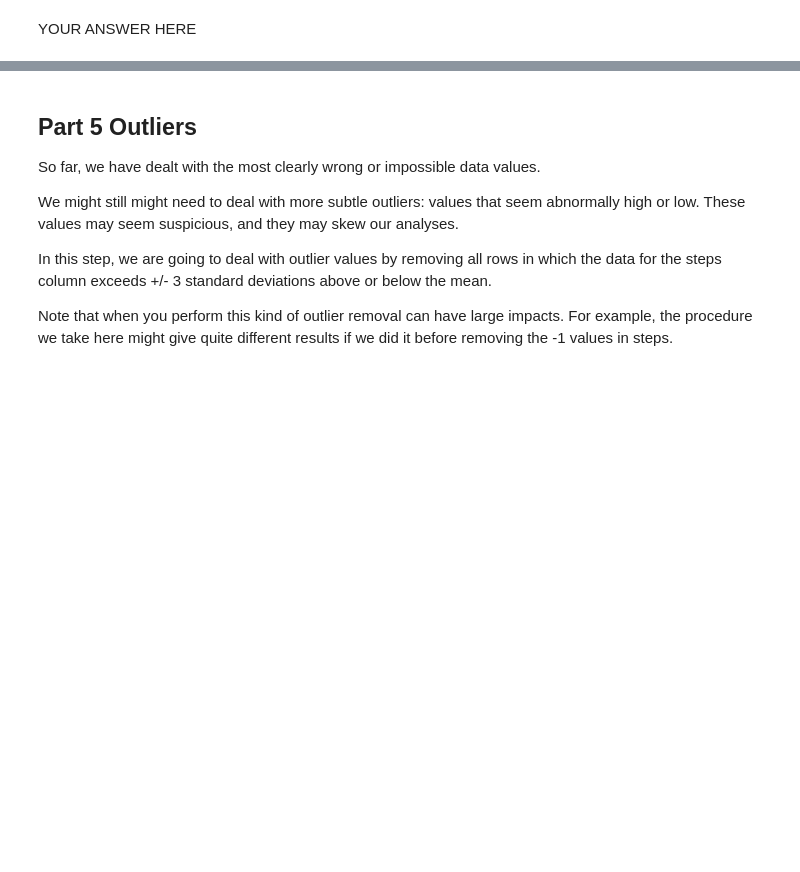
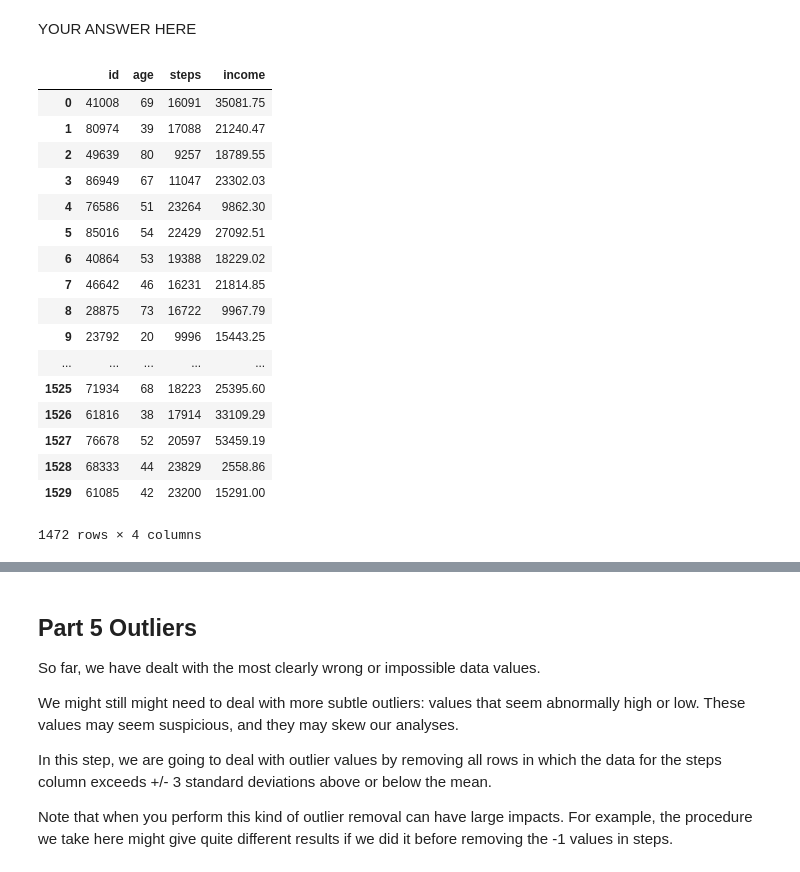
Before and after one commit to brn016/Assignments, a Jupyter notebook: A2/A2_N5293.ipynb, the cells around one changed output, grey strips where cells are left out. Drawn from its saved outputs; the diff is of its cells as text; code cells hidden in the pictures; blank space fills up the shorter version.

```diff
--- a/A2/A2_N5293.ipynb
+++ b/A2/A2_N5293.ipynb
@@ -374,8 +296,27 @@ YOUR ANSWER HERE
 # %%
 # 4c) For all rows in which income is equal to zero, recode income to be equal to 1
 
 # YOUR CODE HERE
-raise NotImplementedError()
+df.loc[df['income'] == 0, 'income'] = 1
+# %% [output]
+|  | id | age | steps | income |
+| 0 | 41008 | 69 | 16091 | 35081.75 |
+| 1 | 80974 | 39 | 17088 | 21240.47 |
+| 2 | 49639 | 80 | 9257 | 18789.55 |
+| 3 | 86949 | 67 | 11047 | 23302.03 |
+| 4 | 76586 | 51 | 23264 | 9862.30 |
+| 5 | 85016 | 54 | 22429 | 27092.51 |
+| 6 | 40864 | 53 | 19388 | 18229.02 |
+| 7 | 46642 | 46 | 16231 | 21814.85 |
+| 8 | 28875 | 73 | 16722 | 9967.79 |
+| 9 | 23792 | 20 | 9996 | 15443.25 |
+| ... | ... | ... | ... | ... |
+| 1525 | 71934 | 68 | 18223 | 25395.60 |
+| 1526 | 61816 | 38 | 17914 | 33109.29 |
+| 1527 | 76678 | 52 | 20597 | 53459.19 |
+| 1528 | 68333 | 44 | 23829 | 2558.86 |
+| 1529 | 61085 | 42 | 23200 | 15291.00 |
+1472 rows × 4 columns
 # %%
 # Tests for 4c
 
```
Also changed, not shown: parts of 13 cells of this notebook.
